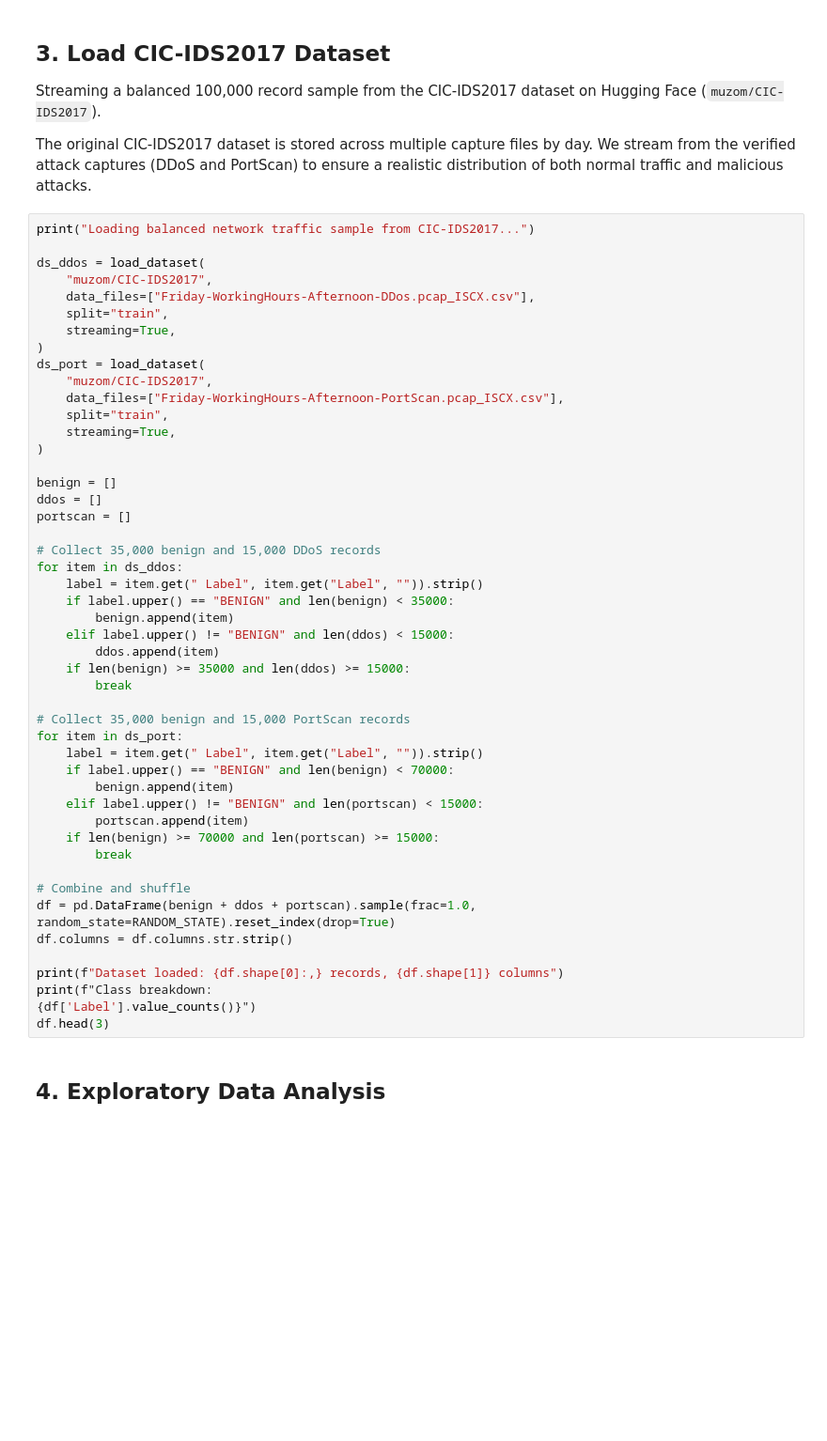
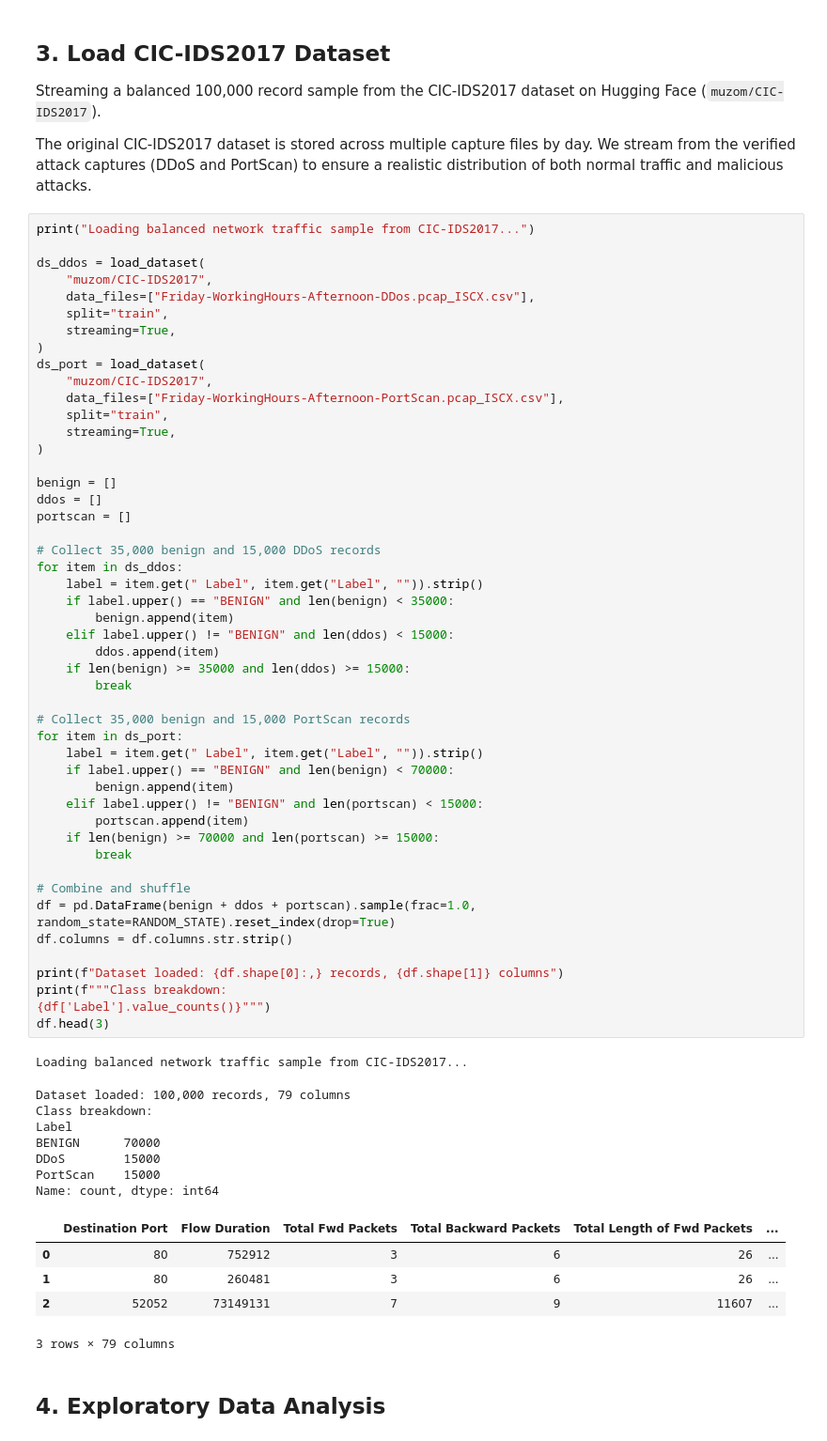
Before and after one commit to MrEGAMERZ/netguard-ai, a Jupyter notebook: NetGuard_AI_Intrusion_Detection.ipynb, the cells around one changed output. Shown at 94% size. Cells and saved outputs as stored; diff of their text form; blank space fills up the shorter version.

```diff
--- a/NetGuard_AI_Intrusion_Detection.ipynb
+++ b/NetGuard_AI_Intrusion_Detection.ipynb
@@ -71,35 +75,49 @@ ds_port = load_dataset(
 benign = []
 ddos = []
 portscan = []
 
 # Collect 35,000 benign and 15,000 DDoS records
 for item in ds_ddos:
     label = item.get(" Label", item.get("Label", "")).strip()
     if label.upper() == "BENIGN" and len(benign) < 35000:
         benign.append(item)
     elif label.upper() != "BENIGN" and len(ddos) < 15000:
         ddos.append(item)
     if len(benign) >= 35000 and len(ddos) >= 15000:
         break
 
 # Collect 35,000 benign and 15,000 PortScan records
 for item in ds_port:
     label = item.get(" Label", item.get("Label", "")).strip()
     if label.upper() == "BENIGN" and len(benign) < 70000:
         benign.append(item)
     elif label.upper() != "BENIGN" and len(portscan) < 15000:
         portscan.append(item)
     if len(benign) >= 70000 and len(portscan) >= 15000:
         break
 
 # Combine and shuffle
 df = pd.DataFrame(benign + ddos + portscan).sample(frac=1.0, random_state=RANDOM_STATE).reset_index(drop=True)
 df.columns = df.columns.str.strip()
 
 print(f"Dataset loaded: {df.shape[0]:,} records, {df.shape[1]} columns")
-print(f"Class breakdown:
-{df['Label'].value_counts()}")
+print(f"""Class breakdown:
+{df['Label'].value_counts()}""")
 df.head(3)
+# %% [output]
+Loading balanced network traffic sample from CIC-IDS2017...
+Dataset loaded: 100,000 records, 79 columns
+Class breakdown:
+Label
+BENIGN      70000
+DDoS        15000
+PortScan    15000
+Name: count, dtype: int64
+|  | Destination Port | Flow Duration | Total Fwd Packets | Total Backward Packets | Total Length of Fwd Packets | ... |
+| 0 | 80 | 752912 | 3 | 6 | 26 | ... |
+| 1 | 80 | 260481 | 3 | 6 | 26 | ... |
+| 2 | 52052 | 73149131 | 7 | 9 | 11607 | ... |
+3 rows × 79 columns
 # %% [markdown]
 ## 4. Exploratory Data Analysis
 # %%
```
Also changed, not shown: parts of 21 cells of this notebook.
